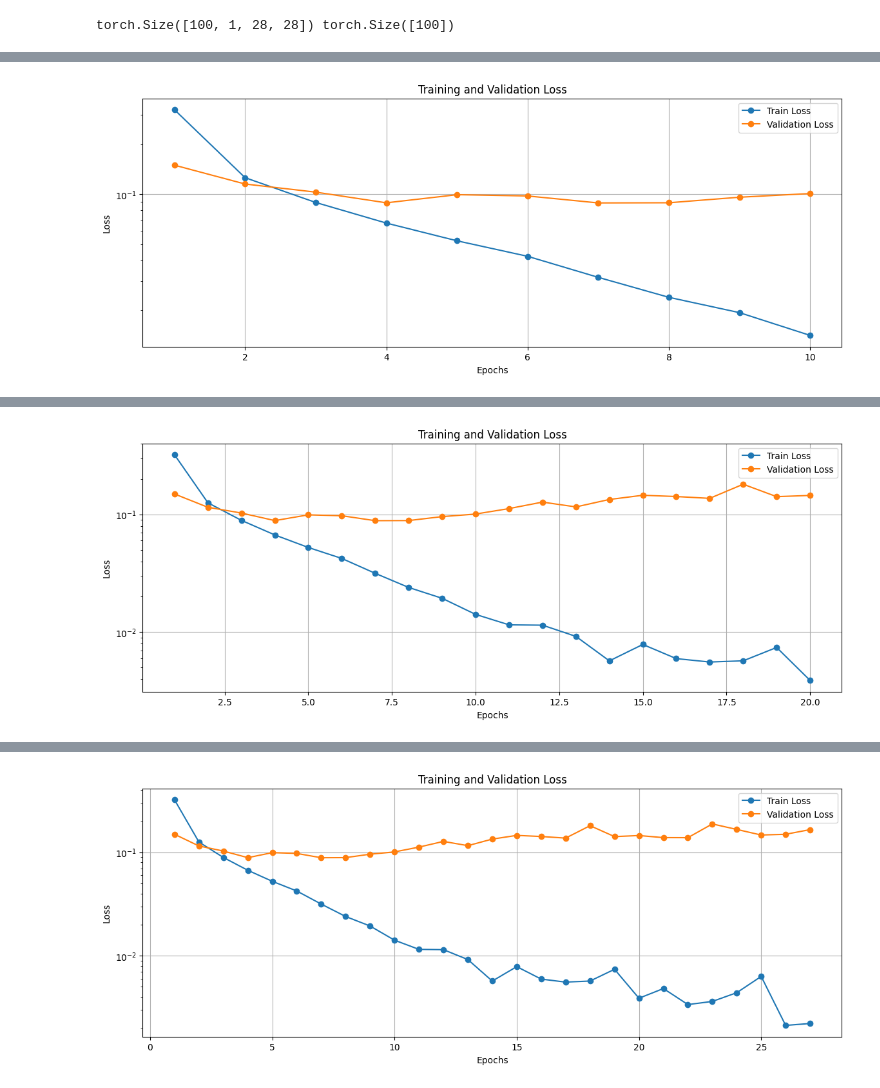
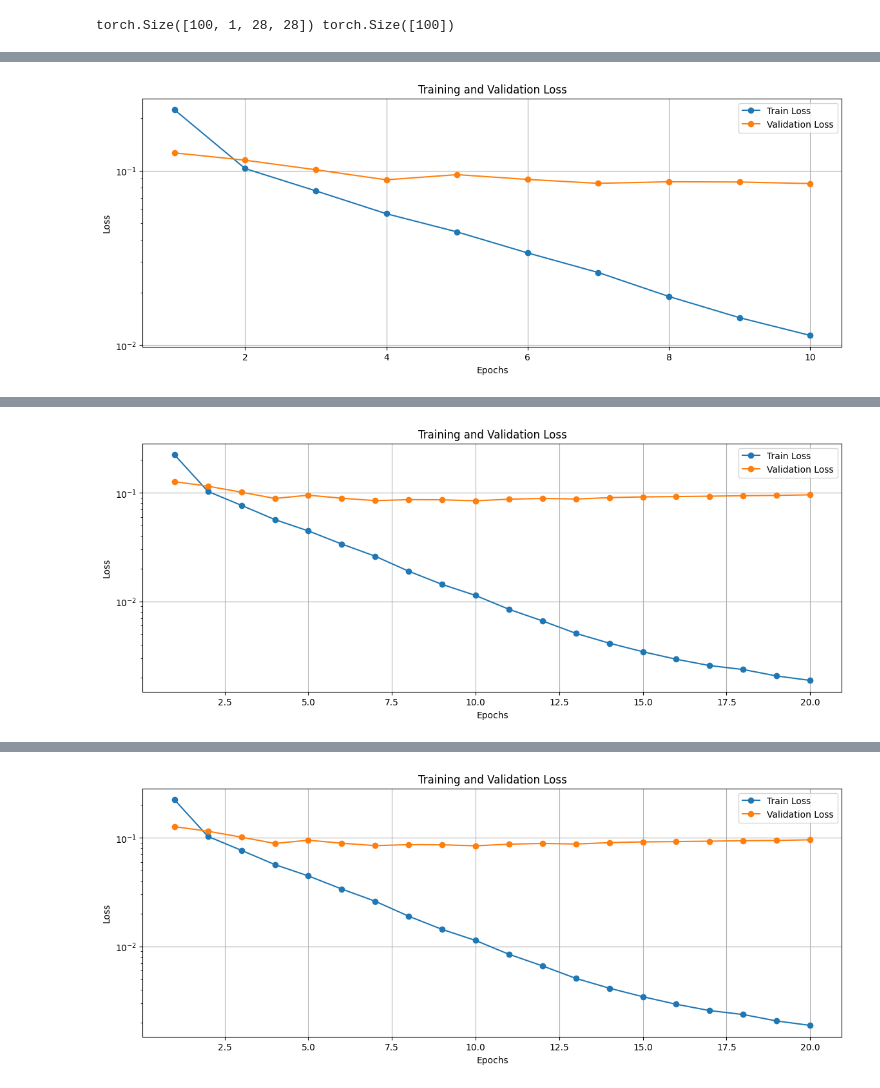
Before and after one commit to Antoinelunven/Bayesian_ML, a Jupyter notebook: Projet_PAC_Bayes.ipynb, the cells around one changed output, grey strips where cells are left out. Saved outputs shown, nothing was run; the diff lists cells and outputs as text; code cells hidden in the pictures.

```diff
--- a/Projet_PAC_Bayes.ipynb
+++ b/Projet_PAC_Bayes.ipynb
@@ -12,10 +12,13 @@ import torch.nn as nn
 import torch.nn.init as init
 import numpy as np
 # %%
-transform = transforms.ToTensor()
-
+transform = transforms.Compose([
+    transforms.ToTensor(),
+    transforms.Normalize((0.1307,), (0.3081,))
+])
 # Download and load the dataset
 train_dataset = datasets.MNIST(root='./data', train=True, download=True, transform=transform)
+train_dataset = torch.utils.data.Subset(train_dataset, range(55000))
 test_dataset = datasets.MNIST(root='./data', train=False, download=True, transform=transform)
 # %%
 print(train_dataset)
@@ -54,17 +55,18 @@ class MLP(nn.Module):
     def __init__(self, nb_nodes, nb_hidden_layers, classes=1):
         super().__init__()
 
-        layers = [nn.Linear(28*28, nb_nodes), nn.ReLU()]
+        layers = [nn.Linear(28 * 28, nb_nodes), nn.ReLU()]
 
-        for _ in range(nb_hidden_layers):
+        for _ in range(nb_hidden_layers - 1):
             layers.append(nn.Linear(nb_nodes, nb_nodes))
             layers.append(nn.ReLU())
-            layers.append(nn.Dropout(p=0.4))
+            # layers.append(nn.Dropout(p=0.4))
 
         layers.append(nn.Linear(nb_nodes, classes))
+
         self.layers = nn.Sequential(*layers)
 
-        self.initialize_weights()  # Initialize weights after layer creation
+        self.initialize_weights()   # Initialize weights after layer creation
 
     def forward(self, input):
         x = torch.flatten(input, start_dim=1)
@@ -98,11 +100,12 @@ import copy
 device = torch.device("cuda" if torch.cuda.is_available() else "cpu")
 
 # model = MLP(nb_nodes=600, nb_hidden_layers=2).to(device)
-model = MLP(nb_nodes=600, nb_hidden_layers=2)
+model = MLP(nb_nodes=600, nb_hidden_layers=1)
 print(model)
 
 # optimizer = torch.optim.RMSprop(model.parameters(), lr = lr, momentum=0.9, eps=1e-5)
-optimizer = torch.optim.Adam(model.parameters(), lr = lr)
+# optimizer = torch.optim.Adam(model.parameters(), lr = lr)
+optimizer = torch.optim.SGD(model.parameters(), lr=0.01, momentum=0.9)
 # %% [output]
 MLP(
   (layers): Sequential(
@@ -216,5 +236,5 @@ def training_pipeline(epochs, model, train_loader, test_loader, optimizer, patie
     plot_training_history(loss_train_tab, loss_valid_tab)
     return best_model, loss_valid_tab
 # %%
-best_model, loss_validation = training_pipeline(epochs=epochs, model=model, train_loader=train_loader, test_loader=test_loader, optimizer=optimizer, patience=patience)
+best_model, loss_validation = training_pipeline(epochs=20, model=model, train_loader=train_loader, test_loader=test_loader, optimizer=optimizer, patience=patience)
 # %% [output]
@@ -237 +258 @@ Epoch 10/200 - Train Loss: 0.0141, Validation Loss: 0.1010
-[figure, old version]
+[figure, new version]
@@ -248 +269 @@ Epoch 20/200 - Train Loss: 0.0039, Validation Loss: 0.1454
-[figure, old version]
+[figure, new version]
@@ -257 +270 @@ Early stopping triggered after 20 epochs with no improvement.
-[figure, old version]
+[figure, new version]
```
Also changed, not shown: parts of 7 cells of this notebook.
